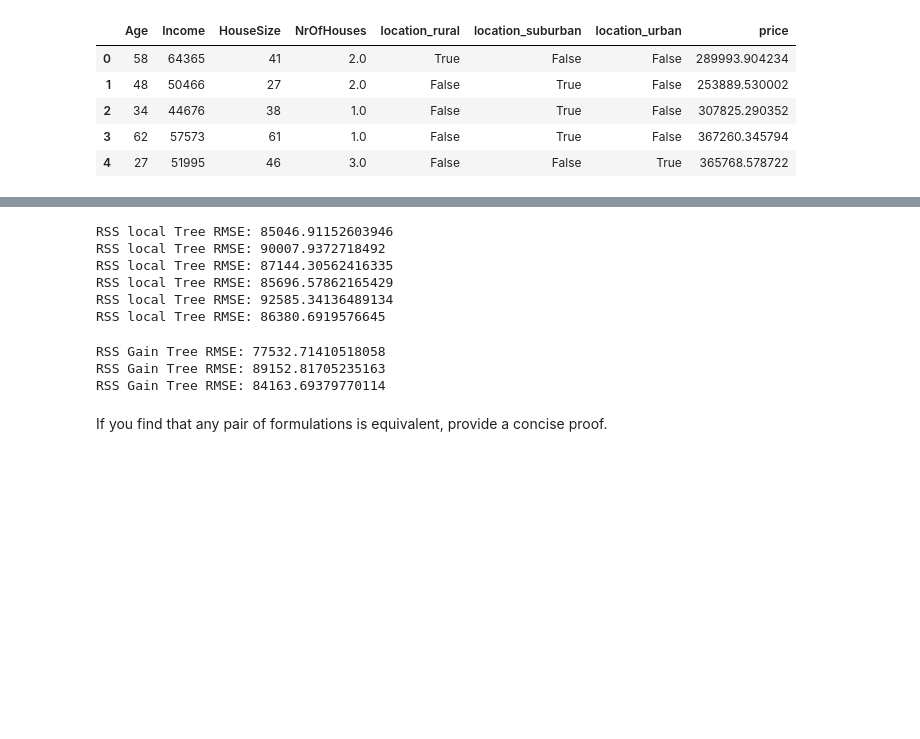
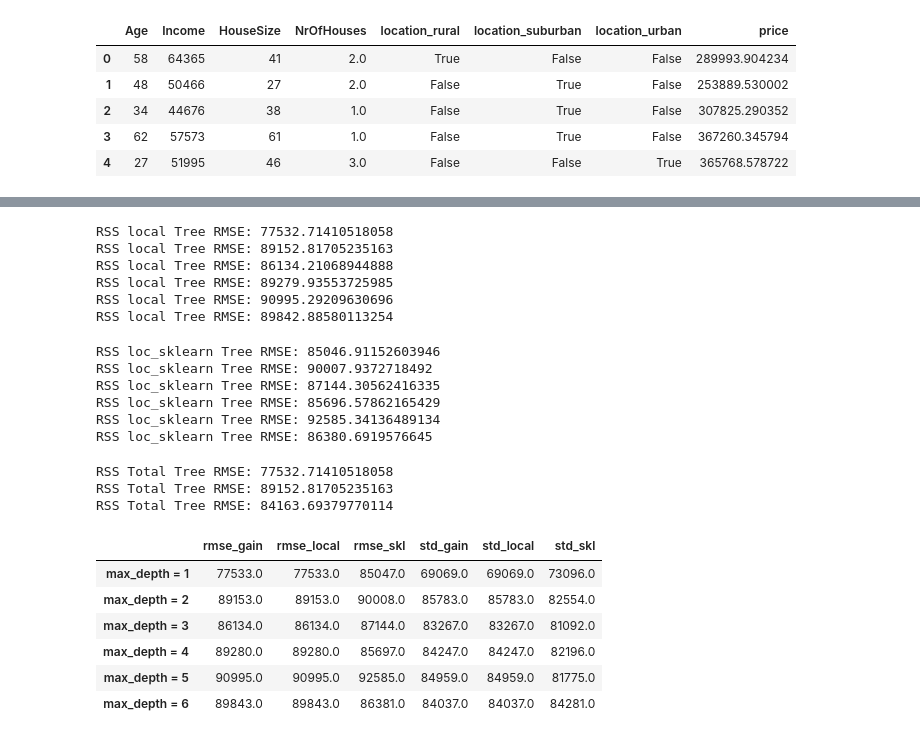
Before and after one commit to kaluznys/uczenie_maszynowe_UW, a Jupyter notebook: praca_domowa6.ipynb, the cells around one changed output, grey strips where cells are left out. Saved outputs shown, nothing was run; the diff lists cells and outputs as text; code cells hidden in the pictures; blank space fills up the shorter version.

```diff
--- a/praca_domowa6.ipynb
+++ b/praca_domowa6.ipynb
@@ -270,5 +317,5 @@ for i in range(1, 7):
   print("RSS Gain Tree RMSE:", mean_squared_error(y_test, y_pred)**(1/2))
   gain_rmse[i-1]= round(mean_squared_error(y_test, y_pred)**(1/2),0)
   gain_std[i-1]= round(np.var(y_pred)**(1/2),0)
-gain_rmse_std = pd.DataFrame([[gain_rmse[i],gain_std[i]] for i in range(5)])
+gain_rmse_std = pd.DataFrame([[gain_rmse[i],gain_std[i]] for i in range(6)])
 # %% [output]
@@ -301,22 +328,41 @@ gain_rmse_std
+# %%
+local_std = [0 for i in range(1, 7)]
+local_rmse = [0 for i in range(1, 7)]
+for i in range(1, 7):
+  tree = build_tree_rss_local(X_train, y_train, max_depth=i)
+  y_pred = predict(X_test, tree)
+  if i==1:
+      y_local = y_pred
+  print("RSS local Tree RMSE:", mean_squared_error(y_test, y_pred)**(1/2))
+  local_rmse[i-1]= round(mean_squared_error(y_test, y_pred)**(1/2),0)
+  local_std[i-1]= round(np.var(y_pred)**(1/2),0)
+local_rmse_std = pd.DataFrame([[local_rmse[i],local_std[i]] for i in range(6)])
+# %% [output]
+RSS local Tree RMSE: 77532.71410518058
+RSS local Tree RMSE: 89152.81705235163
+RSS local Tree RMSE: 86134.21068944888
+RSS local Tree RMSE: 89279.93553725985
+RSS local Tree RMSE: 90995.29209630696
+RSS local Tree RMSE: 89842.88580113254
 # %%
 from sklearn.tree import DecisionTreeRegressor
-local_std = [0 for i in range(1, 7)]
-local_rmse = [0 for i in range(1, 7)]
+skl_std = [0 for i in range(1, 7)]
+skl_rmse = [0 for i in range(1, 7)]
 for i in range(1,7):
-  drzewo_local_rss = DecisionTreeRegressor(max_depth=i, random_state=0)
-  drzewo_local_rss.fit(X_train, y_train)
-  y_pred =drzewo_local_rss.predict(X_test)
-  print("RSS local Tree RMSE:", mean_squared_error(y_test, y_pred)**(1/2))
-  local_rmse[i-1]= round(mean_squared_error(y_test, y_pred)**(1/2),0)
-  local_std[i-1]= round(np.var(y_pred)**(1/2),0)
-local_rmse_std = pd.DataFrame([[local_rmse[i],local_std[i]] for i in range(5)])
+  drzewo_skl_rss = DecisionTreeRegressor(max_depth=i, random_state=0)
+  drzewo_skl_rss.fit(X_train, y_train)
+  y_pred =drzewo_skl_rss.predict(X_test)
+  print("RSS loc_sklearn Tree RMSE:", mean_squared_error(y_test, y_pred)**(1/2))
+  skl_rmse[i-1]= round(mean_squared_error(y_test, y_pred)**(1/2),0)
+  skl_std[i-1]= round(np.var(y_pred)**(1/2),0)
+skl_rmse_std = pd.DataFrame([[skl_rmse[i],skl_std[i]] for i in range(6)])
 # %% [output]
-RSS local Tree RMSE: 85046.91152603946
-RSS local Tree RMSE: 90007.9372718492
-RSS local Tree RMSE: 87144.30562416335
-RSS local Tree RMSE: 85696.57862165429
-RSS local Tree RMSE: 92585.34136489134
-RSS local Tree RMSE: 86380.6919576645
+RSS loc_sklearn Tree RMSE: 85046.91152603946
+RSS loc_sklearn Tree RMSE: 90007.9372718492
+RSS loc_sklearn Tree RMSE: 87144.30562416335
+RSS loc_sklearn Tree RMSE: 85696.57862165429
+RSS loc_sklearn Tree RMSE: 92585.34136489134
+RSS loc_sklearn Tree RMSE: 86380.6919576645
 # %%
 total_std = [0 for i in range(1, 4)]
 total_rmse = [0 for i in range(1, 4)]
@@ -325,12 +371,27 @@ for i in range(1, 4):
   y_pred = predict(X_test, tree)
   if i==1:
       y_total=y_pred
-  print("RSS Gain Tree RMSE:", mean_squared_error(y_test, y_pred)**(1/2))
+  print("RSS Total Tree RMSE:", mean_squared_error(y_test, y_pred)**(1/2))
   total_rmse[i-1]= round(mean_squared_error(y_test, y_pred)**(1/2),0)
   total_std[i-1]= round(np.var(y_pred)**(1/2),0)
+total_rmse_std = pd.DataFrame([[total_rmse[i],total_std[i]] for i in range(3)])
 # %% [output]
-RSS Gain Tree RMSE: 77532.71410518058
-RSS Gain Tree RMSE: 89152.81705235163
-RSS Gain Tree RMSE: 84163.69379770114
+RSS Total Tree RMSE: 77532.71410518058
+RSS Total Tree RMSE: 89152.81705235163
+RSS Total Tree RMSE: 84163.69379770114
-# %% [markdown]
-If you find that any pair of formulations is equivalent, provide a concise proof.
+# %%
+wyniki1 = pd.concat([pd.DataFrame(gain_rmse_std), pd.DataFrame(local_rmse_std), pd.DataFrame(skl_rmse_std)], axis=1)
+#print(wyniki1.columns)
+wyniki1.columns=["rmse_gain","std_gain", "rmse_local","std_local","rmse_skl", "std_skl"]
+#print(wyniki1.columns)
+wyniki1 = wyniki1.reindex(["rmse_gain","rmse_local","rmse_skl", "std_gain","std_local", "std_skl"], axis=1)
+wyniki1.index = [f'max_depth = {i}' for i in range(1,7)]
+wyniki1
+# %% [output]
+|  | rmse_gain | rmse_local | rmse_skl | std_gain | std_local | std_skl |
+| max_depth = 1 | 77533.0 | 77533.0 | 85047.0 | 69069.0 | 69069.0 | 73096.0 |
+| max_depth = 2 | 89153.0 | 89153.0 | 90008.0 | 85783.0 | 85783.0 | 82554.0 |
+| max_depth = 3 | 86134.0 | 86134.0 | 87144.0 | 83267.0 | 83267.0 | 81092.0 |
+| max_depth = 4 | 89280.0 | 89280.0 | 85697.0 | 84247.0 | 84247.0 | 82196.0 |
+| max_depth = 5 | 90995.0 | 90995.0 | 92585.0 | 84959.0 | 84959.0 | 81775.0 |
+| max_depth = 6 | 89843.0 | 89843.0 | 86381.0 | 84037.0 | 84037.0 | 84281.0 |
```
Also changed, not shown: parts of 15 cells of this notebook.
